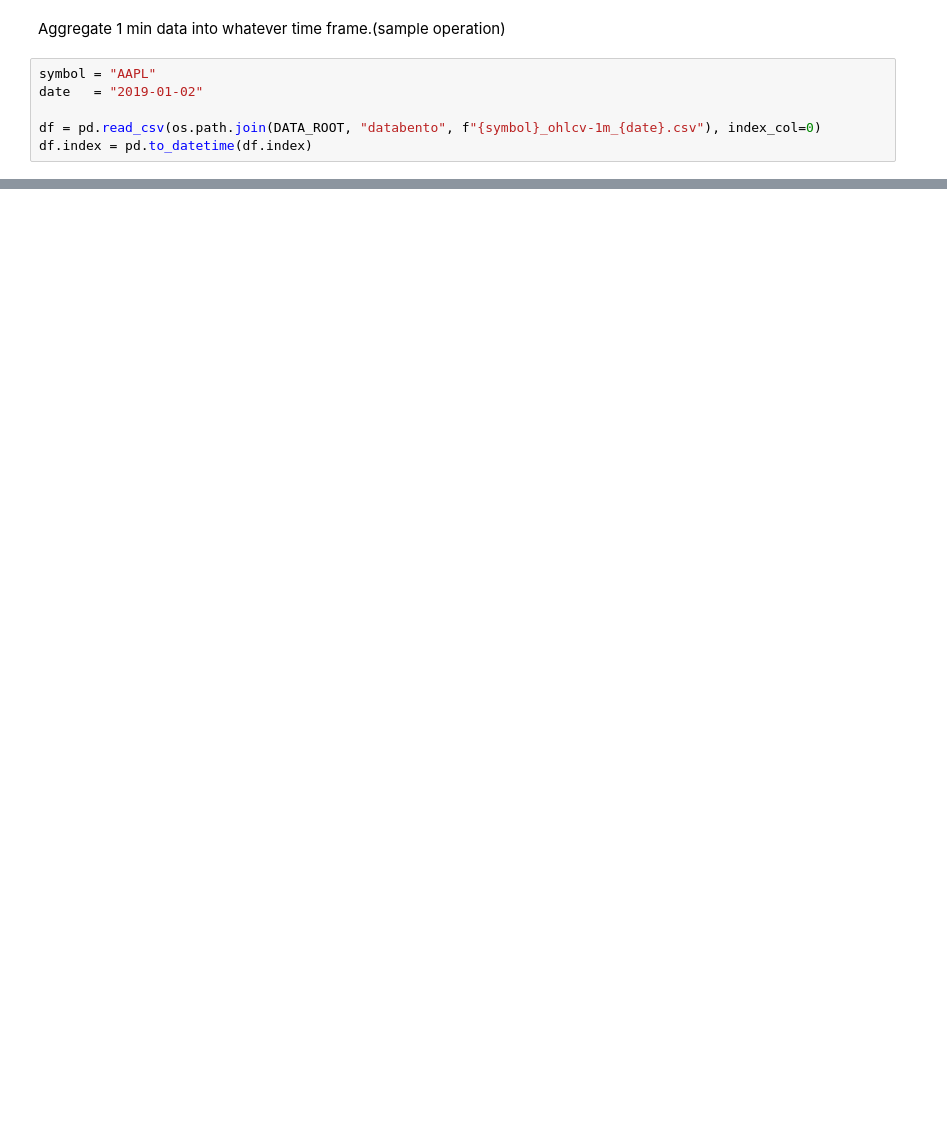
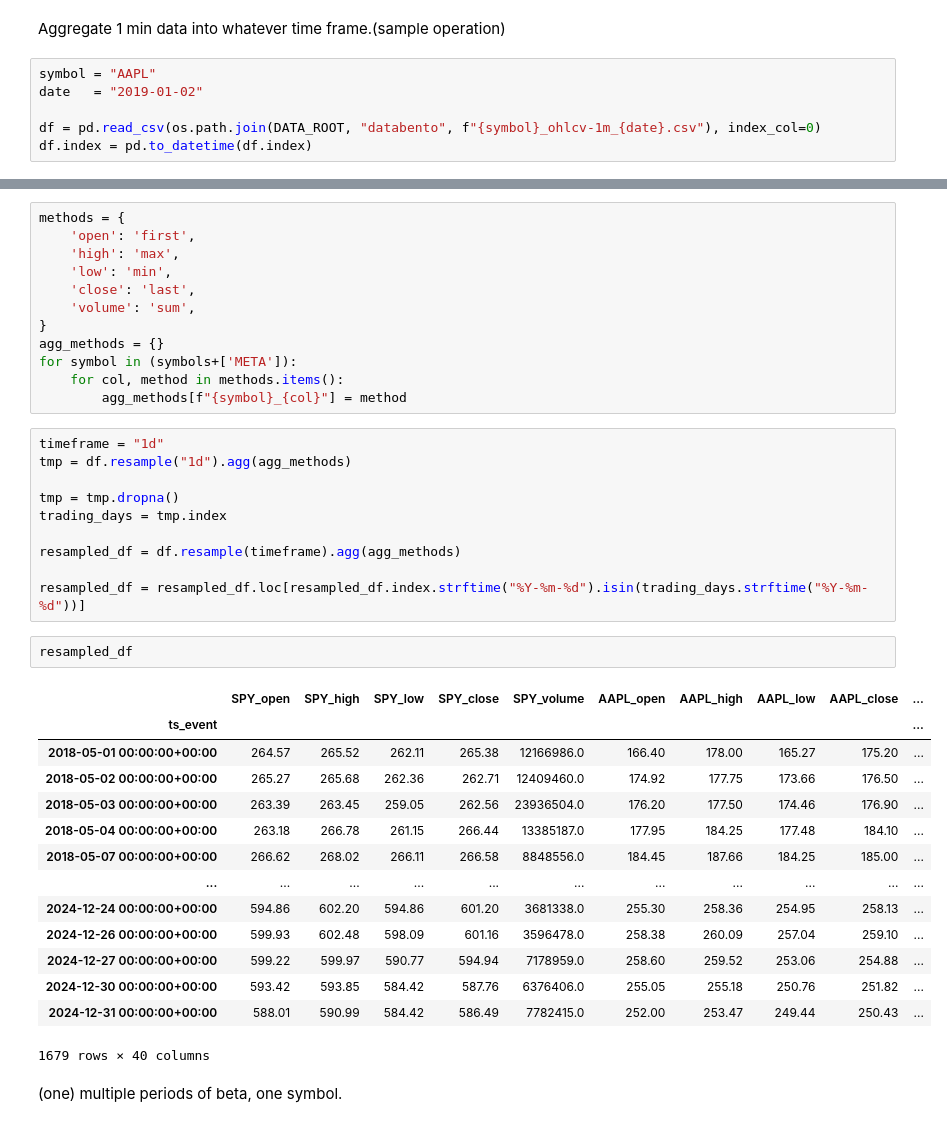
Before and after one commit to the-salty-austin/2025-iaqf-mafn, a Jupyter notebook: austin/download.ipynb, the cells around one changed output, grey strips where cells are left out. Drawn from its saved outputs; the diff is of its cells as text; blank space fills up the shorter version.

```diff
--- a/austin/download.ipynb
+++ b/austin/download.ipynb
@@ -118,0 +214,41 @@ fig.show()
+# %%
+methods = {
+    'open': 'first',
+    'high': 'max',
+    'low': 'min',
+    'close': 'last',
+    'volume': 'sum',
+}
+agg_methods = {}
+for symbol in (symbols+['META']):
+    for col, method in methods.items():
+        agg_methods[f"{symbol}_{col}"] = method
+# %%
+timeframe = "1d"
+tmp = df.resample("1d").agg(agg_methods)
+
+tmp = tmp.dropna()
+trading_days = tmp.index
+
+resampled_df = df.resample(timeframe).agg(agg_methods)
+
+resampled_df = resampled_df.loc[resampled_df.index.strftime("%Y-%m-%d").isin(trading_days.strftime("%Y-%m-%d"))]
+# %%
+resampled_df
+# %% [output]
+|  | SPY_open | SPY_high | SPY_low | SPY_close | SPY_volume | AAPL_open | AAPL_high | AAPL_low | AAPL_close | ... |
+| ts_event |  |  |  |  |  |  |  |  |  | ... |
+| 2018-05-01 00:00:00+00:00 | 264.57 | 265.52 | 262.11 | 265.38 | 12166986.0 | 166.40 | 178.00 | 165.27 | 175.20 | ... |
+| 2018-05-02 00:00:00+00:00 | 265.27 | 265.68 | 262.36 | 262.71 | 12409460.0 | 174.92 | 177.75 | 173.66 | 176.50 | ... |
+| 2018-05-03 00:00:00+00:00 | 263.39 | 263.45 | 259.05 | 262.56 | 23936504.0 | 176.20 | 177.50 | 174.46 | 176.90 | ... |
+| 2018-05-04 00:00:00+00:00 | 263.18 | 266.78 | 261.15 | 266.44 | 13385187.0 | 177.95 | 184.25 | 177.48 | 184.10 | ... |
+| 2018-05-07 00:00:00+00:00 | 266.62 | 268.02 | 266.11 | 266.58 | 8848556.0 | 184.45 | 187.66 | 184.25 | 185.00 | ... |
+| ... | ... | ... | ... | ... | ... | ... | ... | ... | ... | ... |
+| 2024-12-24 00:00:00+00:00 | 594.86 | 602.20 | 594.86 | 601.20 | 3681338.0 | 255.30 | 258.36 | 254.95 | 258.13 | ... |
+| 2024-12-26 00:00:00+00:00 | 599.93 | 602.48 | 598.09 | 601.16 | 3596478.0 | 258.38 | 260.09 | 257.04 | 259.10 | ... |
+| 2024-12-27 00:00:00+00:00 | 599.22 | 599.97 | 590.77 | 594.94 | 7178959.0 | 258.60 | 259.52 | 253.06 | 254.88 | ... |
+| 2024-12-30 00:00:00+00:00 | 593.42 | 593.85 | 584.42 | 587.76 | 6376406.0 | 255.05 | 255.18 | 250.76 | 251.82 | ... |
+| 2024-12-31 00:00:00+00:00 | 588.01 | 590.99 | 584.42 | 586.49 | 7782415.0 | 252.00 | 253.47 | 249.44 | 250.43 | ... |
+1679 rows × 40 columns
+# %% [markdown]
+(one) multiple periods of beta, one symbol.
```
Also changed, not shown: parts of 23 cells of this notebook, 13 other files.
